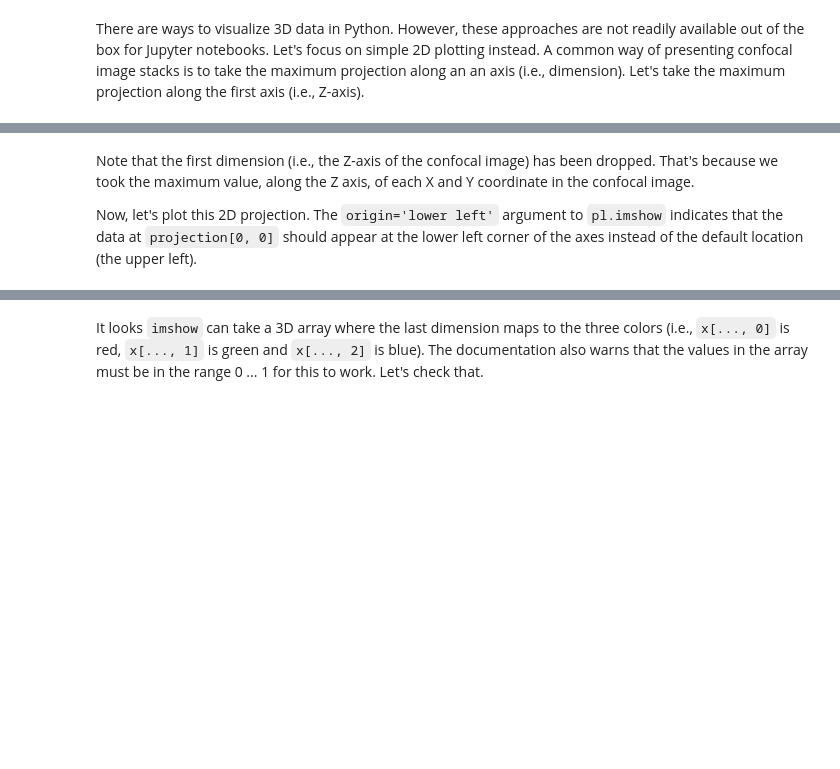
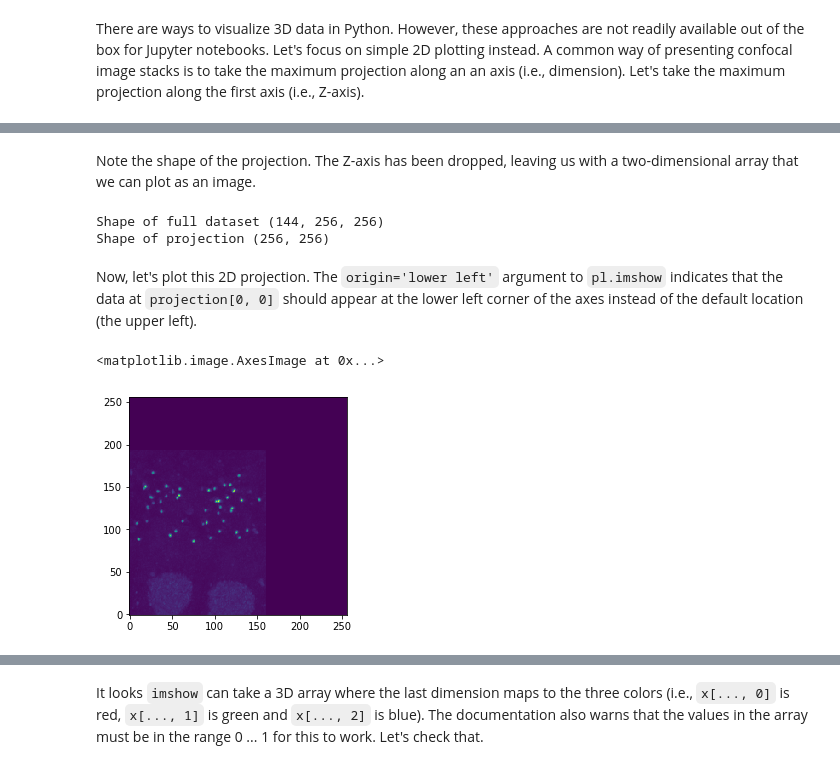
Before and after one commit to dasaderi/python_neurobootcamp, a Jupyter notebook: day-4/day4 solution.ipynb, the cells around one changed output, grey strips where cells are left out. Drawn from its saved outputs; the diff is of its cells as text; code cells hidden in the pictures; blank space fills up the shorter version.

```diff
--- a/day-4/day4 solution.ipynb
+++ b/day-4/day4 solution.ipynb
@@ -160,4 +232,4 @@ the data.
 # %%
 node = fh.get_node('/DataSet/ResolutionLevel 0/TimePoint 0/Channel 0/Data')
-data_CtBP2 = node.read()
-print(data_CtBP2.shape)
+data_ribbon = node.read()
+print(data_ribbon.shape)
@@ -184,8 +398,17 @@ projection along the first axis (i.e., Z-axis).
+# %%
+projection = data_ribbon.max(axis=0)
+# %% [markdown]
+Note the shape of the projection. The Z-axis has been dropped, leaving us with a two-dimensional array that we can plot as an image.
 # %%
-projection = data_CtBP2.max(axis=0)
-print('Shape of full dataset', data_CtBP2.shape)
+print('Shape of full dataset', data_ribbon.shape)
 print('Shape of projection', projection.shape)
+# %% [output]
+Shape of full dataset (144, 256, 256)
+Shape of projection (256, 256)
 # %% [markdown]
-Note that the first dimension (i.e., the Z-axis of the confocal image) has been dropped. That's because we took the maximum value, along the Z axis, of each X and Y coordinate in the confocal image.
-
 Now, let's plot this 2D projection. The `origin='lower left'` argument to `pl.imshow` indicates that the data at `projection[0, 0]` should appear at the lower left corner of the axes instead of the default location (the upper left).
+# %%
+pl.imshow(projection, origin='lower')
+# %% [output]
+<matplotlib.image.AxesImage at 0x...>
+[figure, added]
```
Also changed, not shown: parts of 106 cells of this notebook, 2 other files.
